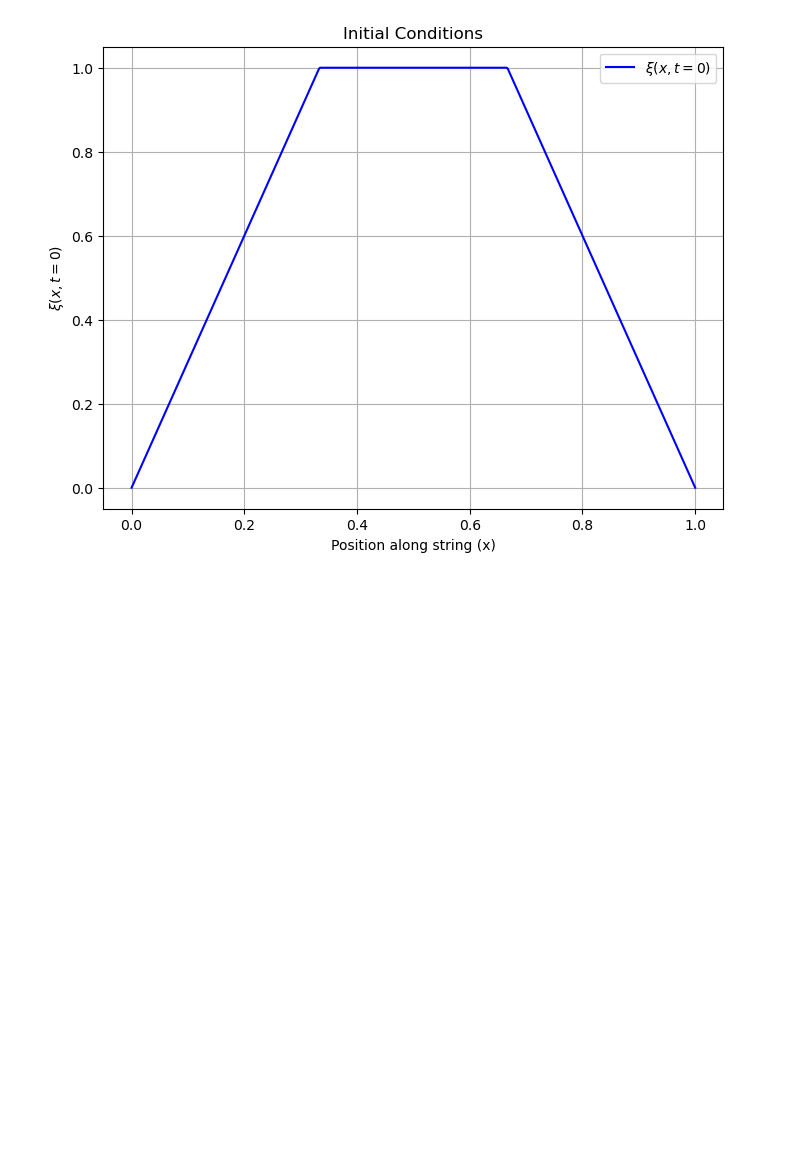
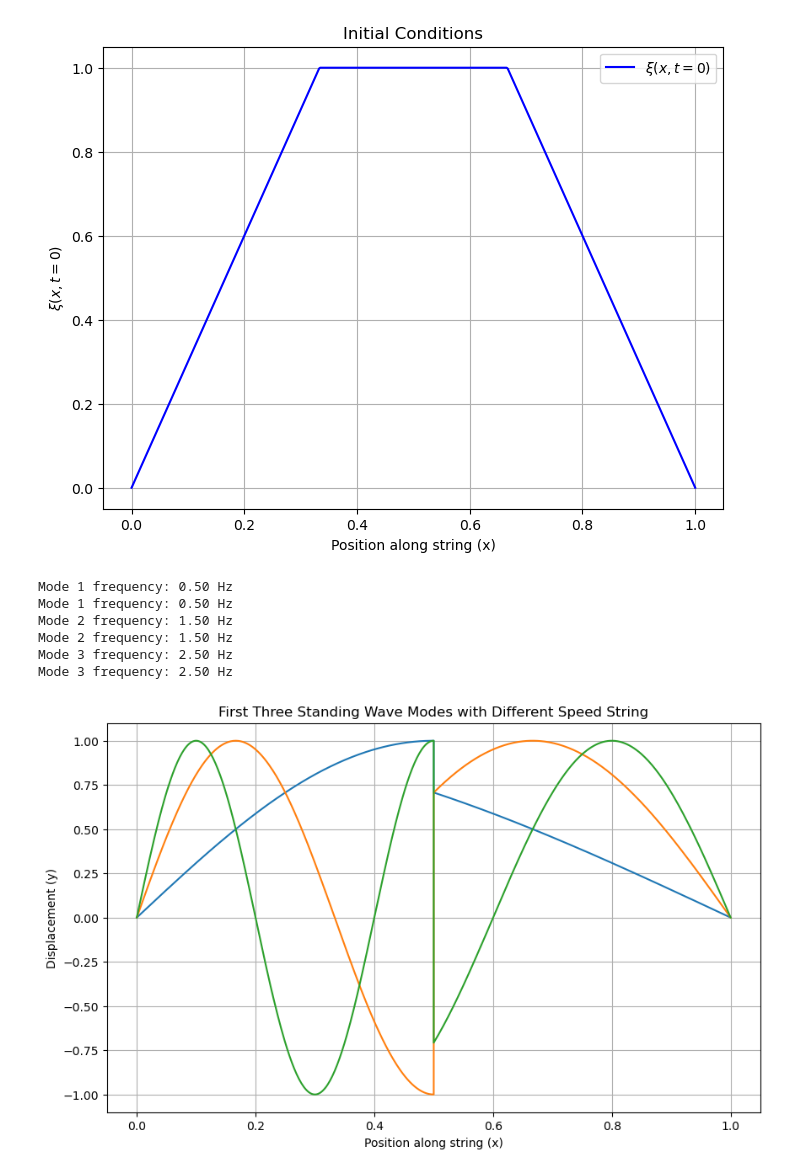
Before and after one commit to camcolucci/PHYS-371, a Jupyter notebook: Problem Sets/PS 3.ipynb, the cells around one changed output. Drawn from its saved outputs; the diff is of its cells as text; code cells hidden in the pictures; blank space fills up the shorter version.

```diff
--- a/Problem Sets/PS 3.ipynb
+++ b/Problem Sets/PS 3.ipynb
@@ -47,3 +47,56 @@ plt.grid(True)
 plt.show()
 # %% [output]
 [figure]
+# %%
+import numpy as np
+import matplotlib.pyplot as plt
+
+L = 1
+A = 1
+v_left = 1
+v_right = 2
+
+def frequency(n):
+    return (2 * n + 1) * v_left / (2 * L)
+
+def standing_wave_left(n, x_left):
+    f = frequency(n)
+    k_left = 2 * np.pi * f / v_left
+    return A * np.sin(k_left * x_left)
+
+def standing_wave_right(n, x_right):
+    f = frequency(n)
+    k_right = 2 * np.pi * f / v_right
+    return A * np.sin(k_right * (L - x_right))
+
+x_left = np.linspace(0, L / 2, 250)
+x_right = np.linspace(L / 2, L, 250)
+
+plt.figure(figsize=(10, 6))
+for n in range(3):
+
+    f = frequency(n)
+    print(f"Mode {n + 1} frequency: {f:.2f} Hz")
+    y_left = standing_wave_left(n, x_left)
+    y_right = standing_wave_right(n, x_right)
+
+    x_combo = np.concatenate((x_left, x_right))
+    y_combo = np.concatenate((y_left, y_right))
+
+    print(f"Mode {n + 1} frequency: {f:.2f} Hz")
+
+    plt.plot(x_combo, y_combo, label=f'Mode {n + 1}')
+
+plt.xlabel('Position along string (x)')
+plt.ylabel('Displacement (y)')
+plt.title('First Three Standing Wave Modes with Different Speed String')
+plt.grid(True)
+plt.show()
+# %% [output]
+Mode 1 frequency: 0.50 Hz
+Mode 1 frequency: 0.50 Hz
+Mode 2 frequency: 1.50 Hz
+Mode 2 frequency: 1.50 Hz
+Mode 3 frequency: 2.50 Hz
+Mode 3 frequency: 2.50 Hz
+[figure, added]
```
Also changed, not shown: 1 other file.
